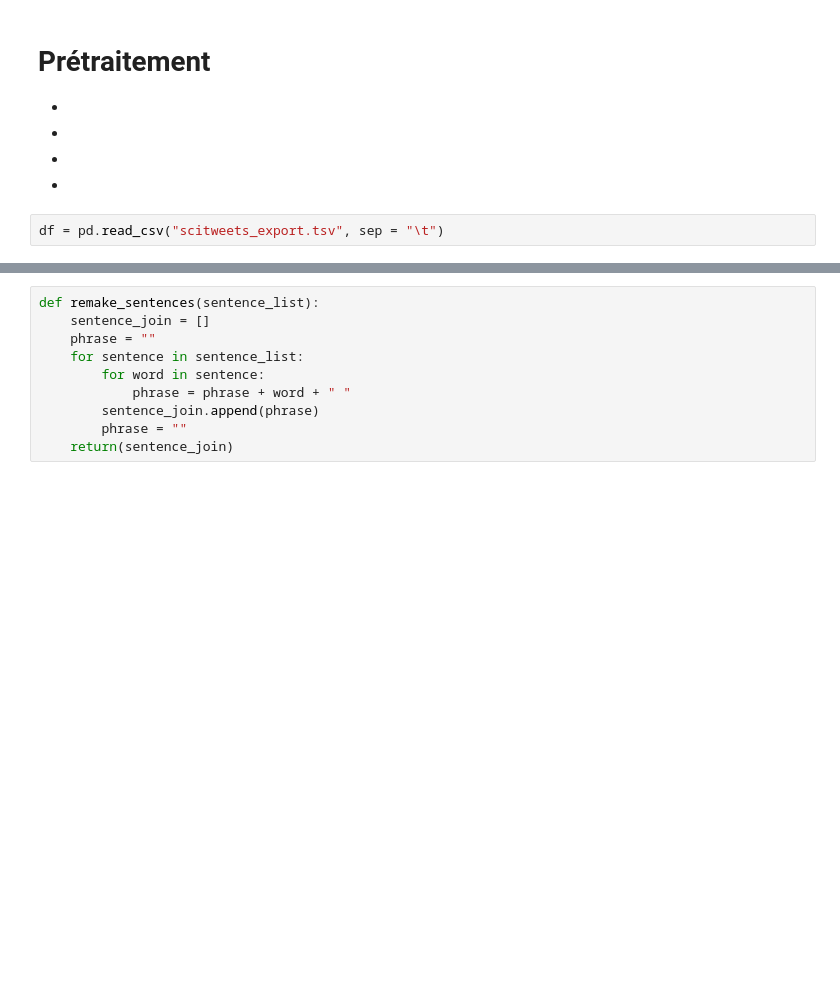
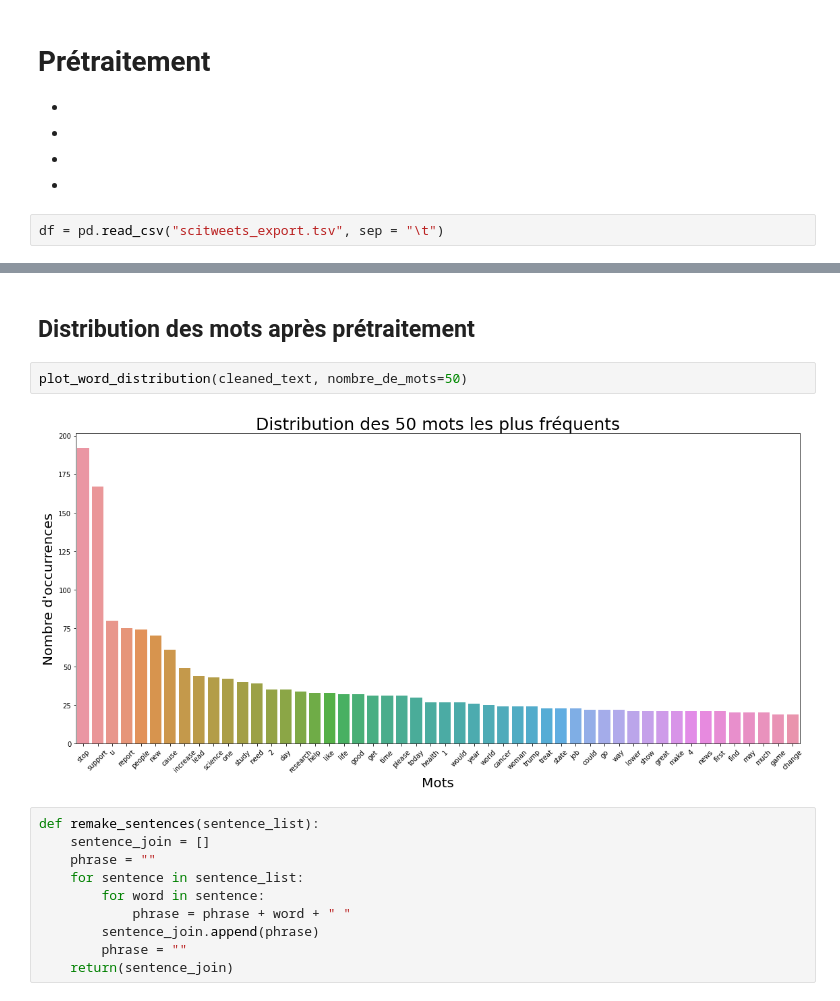
Before and after one commit to RaphaelRibes/machine-learning, a Jupyter notebook: Notebook-infos-pertinentes.ipynb, the cells around one changed output, grey strips where cells are left out. Drawn from its saved outputs; the diff is of its cells as text; blank space fills up the shorter version.

```diff
--- a/Notebook-infos-pertinentes.ipynb
+++ b/Notebook-infos-pertinentes.ipynb
@@ -121,3 +120,9 @@ plot_word_distribution(filtered_words)
+# %% [markdown]
+## Distribution des mots après prétraitement
+# %%
+plot_word_distribution(cleaned_text, nombre_de_mots=50)
+# %% [output]
+[figure, added]
 # %%
 def remake_sentences(sentence_list):
     sentence_join = []
```
Also changed, not shown: parts of 13 cells of this notebook.
